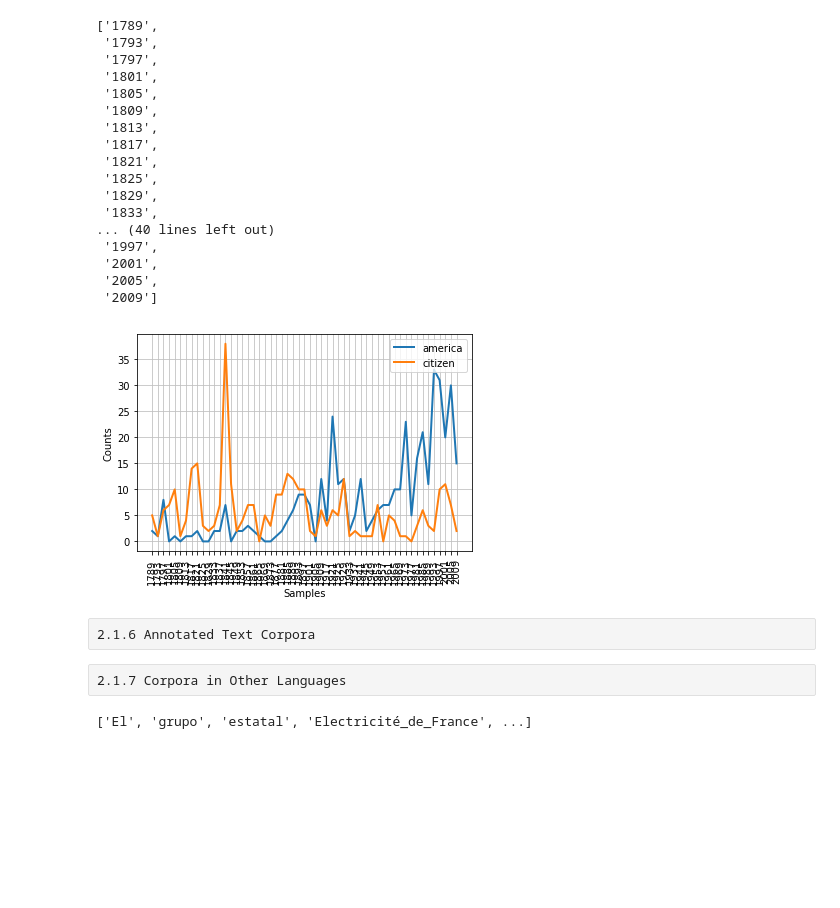
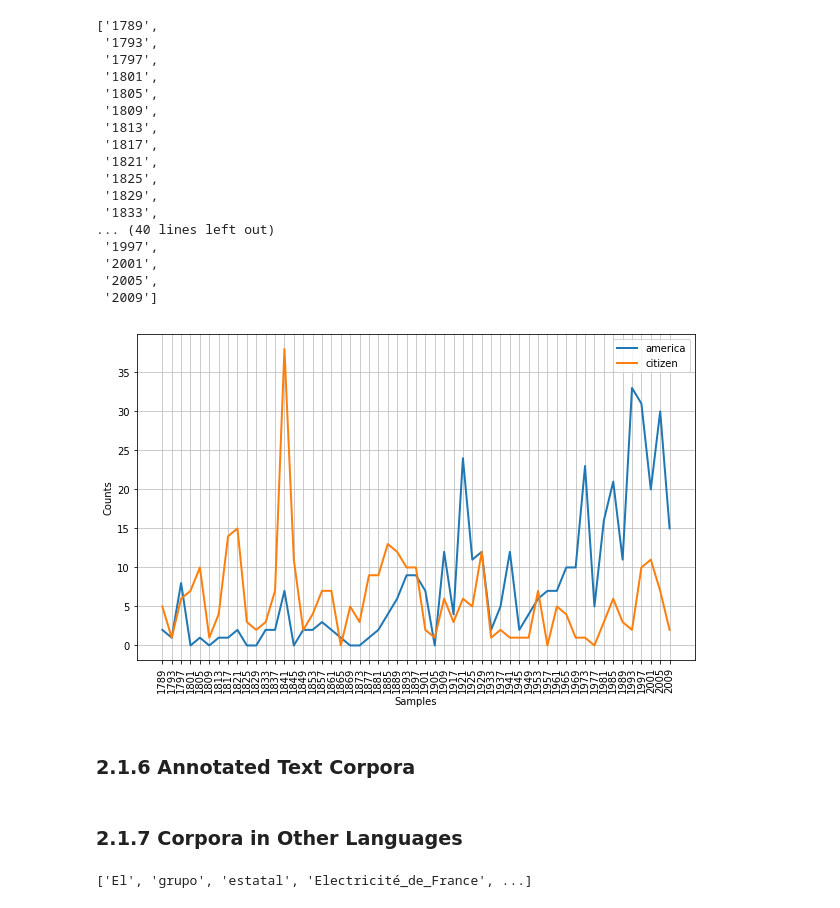
Before and after one commit to rjafarau/nltk-book, a Jupyter notebook: examples/nltk-book-chap02-1.ipynb, the cells around one changed output. Cells and saved outputs as stored; diff of their text form; code cells hidden in the pictures; blank space fills up the shorter version.

```diff
--- a/examples/nltk-book-chap02-1.ipynb
+++ b/examples/nltk-book-chap02-1.ipynb
@@ -512,19 +513,22 @@ inaugural.fileids()
  '2005',
  '2009']
 # %%
-cfd = nltk.ConditionalFreqDist( (target, fileid[:4])
- for fileid in inaugural.fileids()
- for w in inaugural.words(fileid)
- for target in ['america', 'citizen']
- if w.lower().startswith(target))
+cfd = nltk.ConditionalFreqDist(
+    (target, fileid[:4])
+    for fileid in inaugural.fileids()
+    for w in inaugural.words(fileid)
+    for target in ['america', 'citizen']
+    if w.lower().startswith(target)
+)
-# %%
-cfd.plot()
-# %% [output]
-[figure, removed]
-# %% [raw]
-2.1.6 Annotated Text Corpora
-# %% [raw]
-2.1.7 Corpora in Other Languages
+# %%
+plt.figure(figsize=(10, 6))
+cfd.plot()
+# %% [output]
+[figure, added]
+# %% [markdown]
+### 2.1.6 Annotated Text Corpora
+# %% [markdown]
+### 2.1.7 Corpora in Other Languages
 # %%
 nltk.corpus.cess_esp.words()
 # ['El', 'grupo', 'estatal', 'Electricit\xe9_de_France', ...]
```
Also changed, not shown: parts of 13 cells of this notebook.
